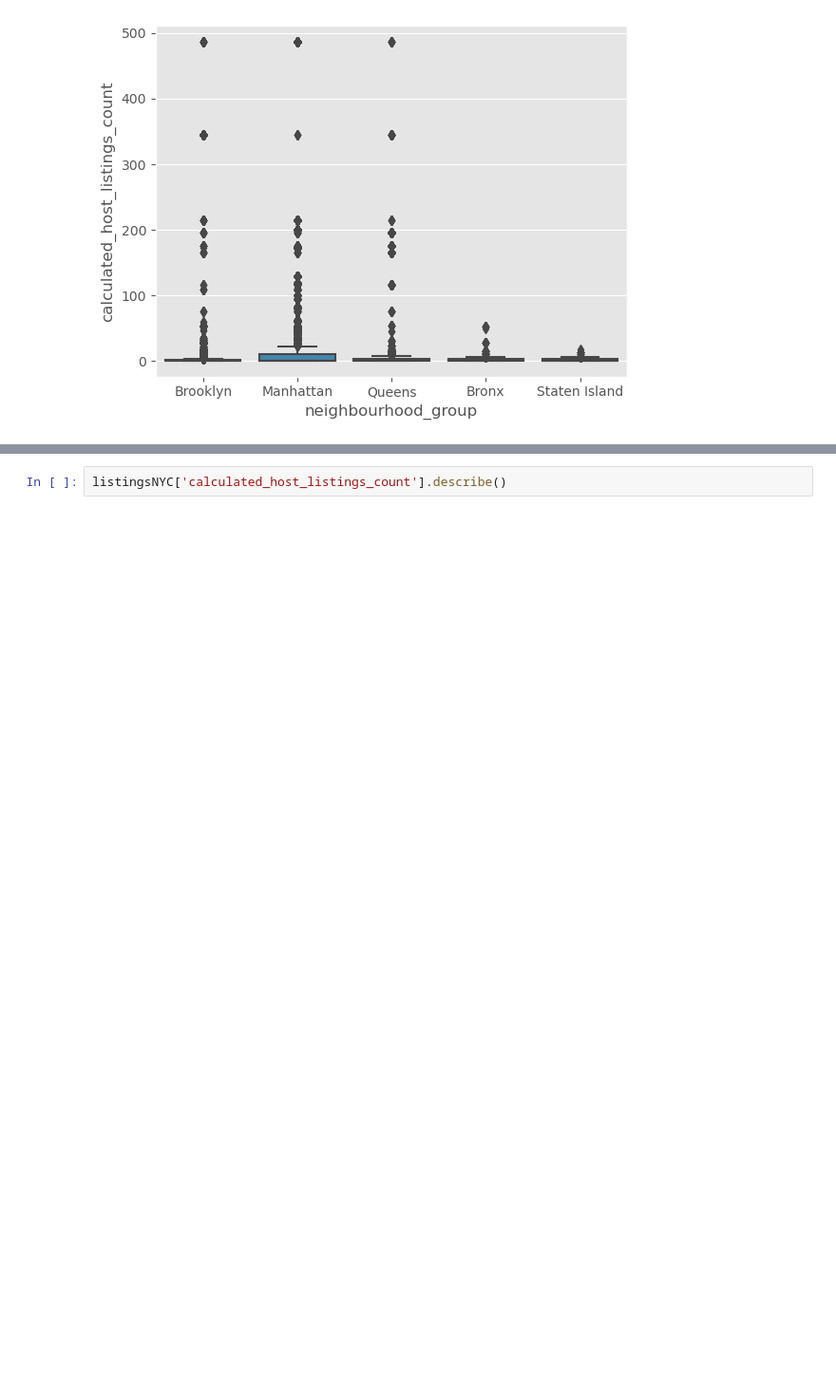
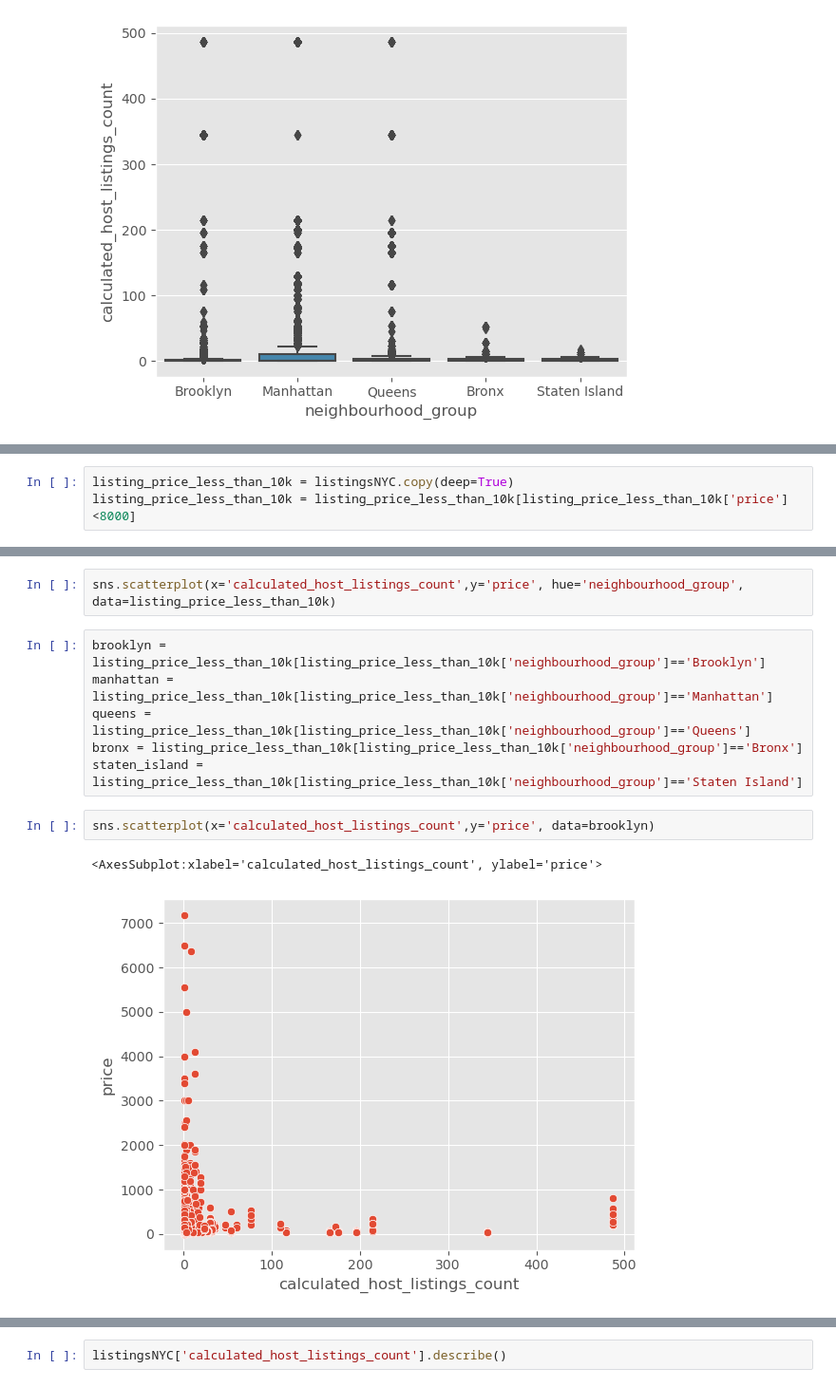
Before and after one commit to liu-roger/data_visualization_project, a Jupyter notebook: visualizations/host_listing_count_vs_price.ipynb, the cells around one changed output, grey strips where cells are left out. Shown at 95% size. Cells and saved outputs as stored; diff of their text form; blank space fills up the shorter version.

```diff
--- a/visualizations/host_listing_count_vs_price.ipynb
+++ b/visualizations/host_listing_count_vs_price.ipynb
@@ -70 +74,4 @@ sns.boxplot(x = 'neighbourhood_group', y = 'calculated_host_listings_count', dat
+# %%
+listing_price_less_than_10k = listingsNYC.copy(deep=True)
+listing_price_less_than_10k = listing_price_less_than_10k[listing_price_less_than_10k['price']<8000]
 # %%
@@ -74,0 +82,13 @@ sns.scatterplot(x='calculated_host_listings_count',y='price', data=listingsNYC)
+# %%
+sns.scatterplot(x='calculated_host_listings_count',y='price', hue='neighbourhood_group', data=listing_price_less_than_10k)
+# %%
+brooklyn = listing_price_less_than_10k[listing_price_less_than_10k['neighbourhood_group']=='Brooklyn']
+manhattan = listing_price_less_than_10k[listing_price_less_than_10k['neighbourhood_group']=='Manhattan']
+queens = listing_price_less_than_10k[listing_price_less_than_10k['neighbourhood_group']=='Queens']
+bronx = listing_price_less_than_10k[listing_price_less_than_10k['neighbourhood_group']=='Bronx']
+staten_island = listing_price_less_than_10k[listing_price_less_than_10k['neighbourhood_group']=='Staten Island']
+# %%
+sns.scatterplot(x='calculated_host_listings_count',y='price', data=brooklyn)
+# %% [output]
+<AxesSubplot:xlabel='calculated_host_listings_count', ylabel='price'>
+[figure, added]
```
Also changed, not shown: parts of 8 cells of this notebook, 4 other files.
